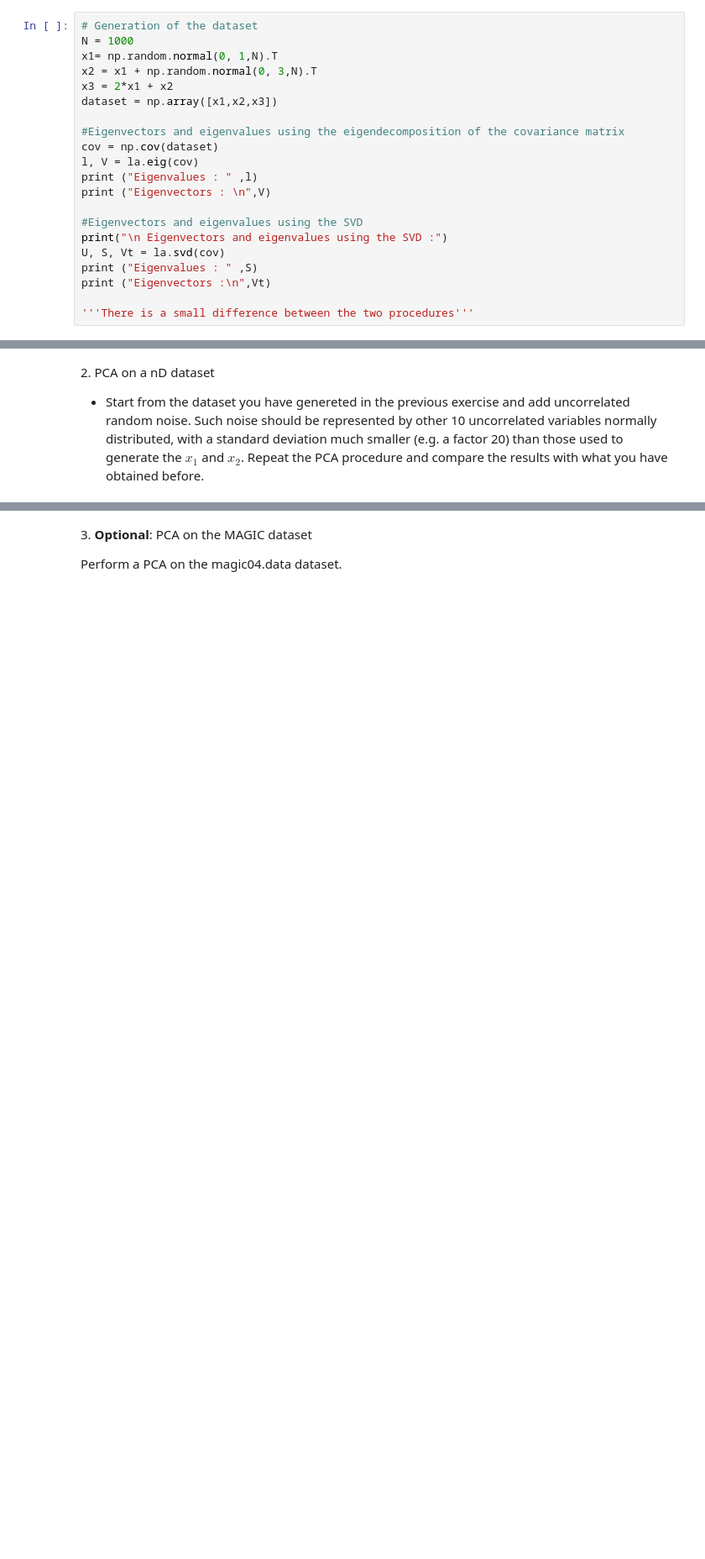
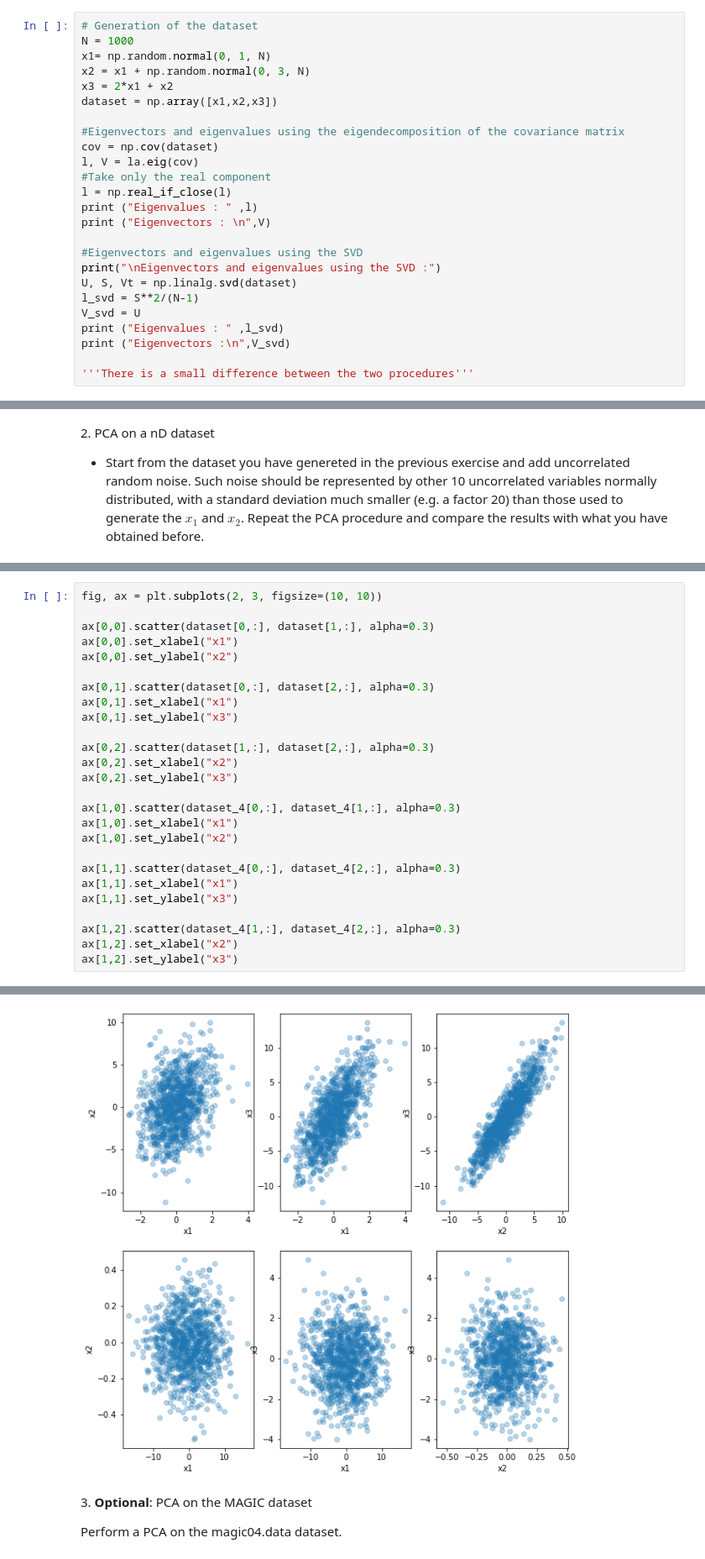
Before and after one commit to zucchett/HighLevelProgramming2021, a Jupyter notebook: 10ex_algebra.ipynb, the cells around one changed output, grey strips where cells are left out. Shown at 84% size. Drawn from its saved outputs; the diff is of its cells as text; blank space fills up the shorter version.

```diff
--- a/10ex_algebra.ipynb
+++ b/10ex_algebra.ipynb
@@ -17,22 +17,26 @@ from matplotlib import pyplot as plt
 # %%
 # Generation of the dataset
 N = 1000
-x1= np.random.normal(0, 1,N).T
-x2 = x1 + np.random.normal(0, 3,N).T
+x1= np.random.normal(0, 1, N)
+x2 = x1 + np.random.normal(0, 3, N)
 x3 = 2*x1 + x2
 dataset = np.array([x1,x2,x3])
 
 #Eigenvectors and eigenvalues using the eigendecomposition of the covariance matrix
 cov = np.cov(dataset)
 l, V = la.eig(cov)
+#Take only the real component
+l = np.real_if_close(l)
 print ("Eigenvalues : " ,l)
 print ("Eigenvectors : \n",V)
 
 #Eigenvectors and eigenvalues using the SVD
-print("\n Eigenvectors and eigenvalues using the SVD :")
-U, S, Vt = la.svd(cov)
-print ("Eigenvalues : " ,S)
-print ("Eigenvectors :\n",Vt)
+print("\nEigenvectors and eigenvalues using the SVD :")
+U, S, Vt = np.linalg.svd(dataset)
+l_svd = S**2/(N-1)
+V_svd = U
+print ("Eigenvalues : " ,l_svd)
+print ("Eigenvectors :\n",V_svd)
 
 '''There is a small difference between the two procedures'''
 # %% [output]
@@ -275,0 +153,27 @@ plt.axis([-15,15,-15,15]);
+# %%
+fig, ax = plt.subplots(2, 3, figsize=(10, 10))
+
+ax[0,0].scatter(dataset[0,:], dataset[1,:], alpha=0.3)
+ax[0,0].set_xlabel("x1")
+ax[0,0].set_ylabel("x2")
+
+ax[0,1].scatter(dataset[0,:], dataset[2,:], alpha=0.3)
+ax[0,1].set_xlabel("x1")
+ax[0,1].set_ylabel("x3")
+
+ax[0,2].scatter(dataset[1,:], dataset[2,:], alpha=0.3)
+ax[0,2].set_xlabel("x2")
+ax[0,2].set_ylabel("x3")
+
+ax[1,0].scatter(dataset_4[0,:], dataset_4[1,:], alpha=0.3)
+ax[1,0].set_xlabel("x1")
+ax[1,0].set_ylabel("x2")
+
+ax[1,1].scatter(dataset_4[0,:], dataset_4[2,:], alpha=0.3)
+ax[1,1].set_xlabel("x1")
+ax[1,1].set_ylabel("x3")
+
+ax[1,2].scatter(dataset_4[1,:], dataset_4[2,:], alpha=0.3)
+ax[1,2].set_xlabel("x2")
+ax[1,2].set_ylabel("x3")
+# %% [output]
@@ -276,3 +181,4 @@ plt.axis([-15,15,-15,15]);
+[figure, added]
 # %% [markdown]
 3\. **Optional**: PCA on the MAGIC dataset
 
```
Also changed, not shown: parts of 7 cells of this notebook.
